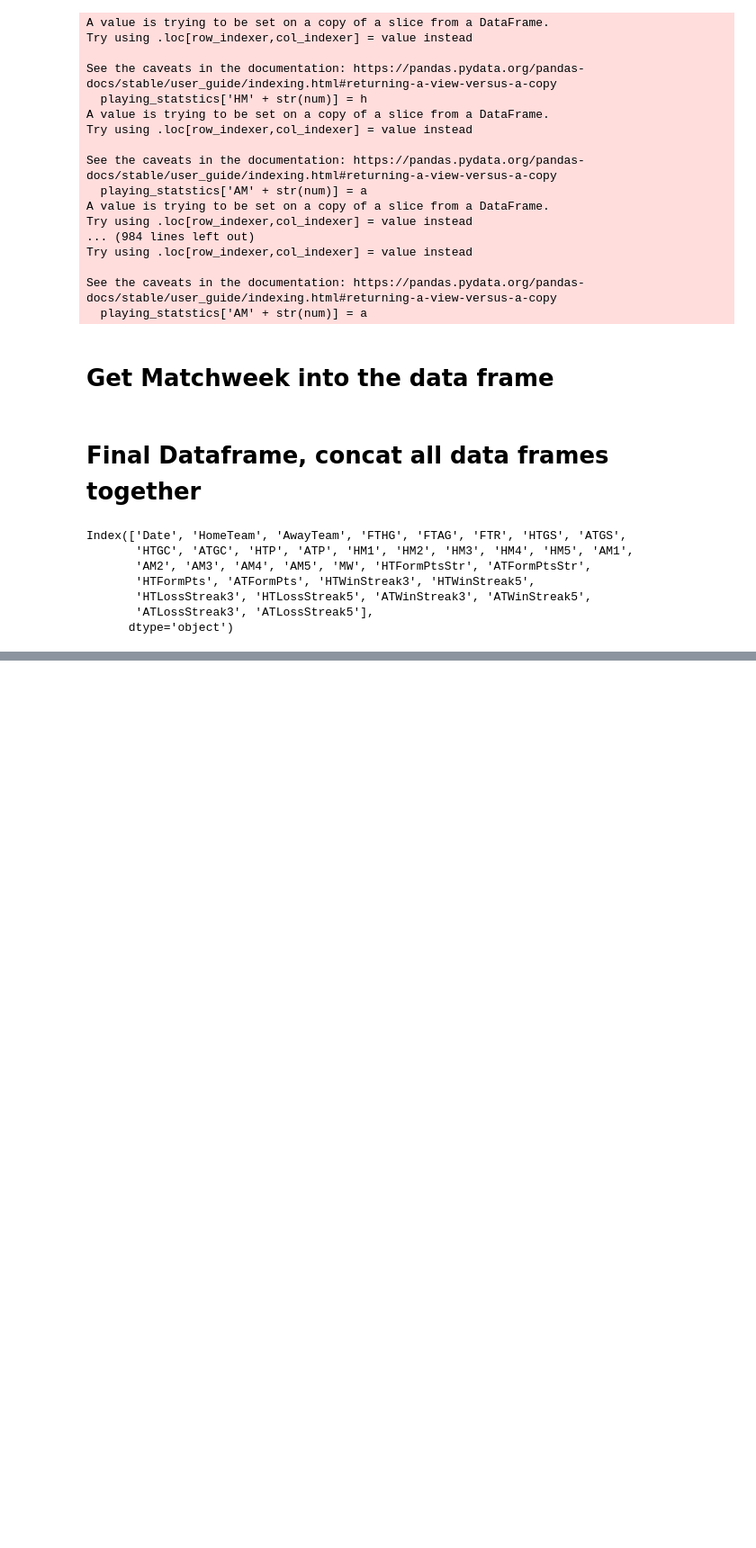
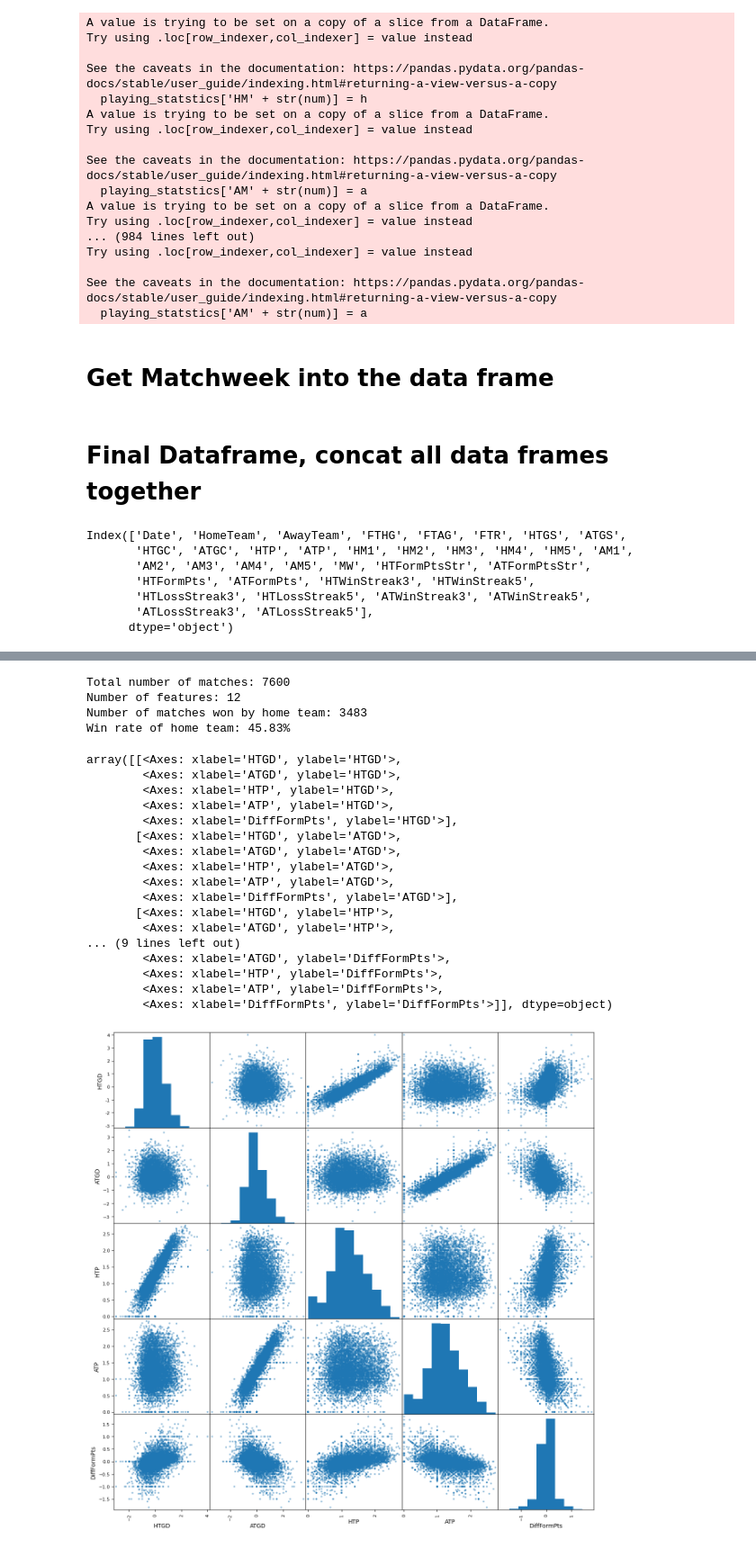
Before and after one commit to alexlopez7498/Premier_League_Predictor, a Jupyter notebook: Cem/Tutorial.ipynb, the cells around one changed output, grey strips where cells are left out. Shown at 90% size. Drawn from its saved outputs; the diff is of its cells as text; code cells hidden in the pictures; blank space fills up the shorter version.

```diff
--- a/Cem/Tutorial.ipynb
+++ b/Cem/Tutorial.ipynb
@@ -680,0 +731,66 @@ print(playing_stat_test.head())
+# %%
+#what is the win rate for the home team?
+
+# Total number of matches.
+n_matches = dataset2.shape[0]
+
+# Calculate number of features. -1 because we are saving one as the target variable (win/lose/draw)
+n_features = dataset2.shape[1] - 1
+
+# Calculate matches won by home team.
+n_homewins = len(dataset2[dataset2.FTR == 'H'])
+
+# Calculate win rate for home team.
+win_rate = (float(n_homewins) / (n_matches)) * 100
+
+# Print the results
+print("Total number of matches: {}".format(n_matches))
+print ("Number of features: {}".format(n_features))
+print( "Number of matches won by home team: {}".format(n_homewins))
+print ("Win rate of home team: {:.2f}%".format(win_rate))
+# %% [output]
+Total number of matches: 7600
+Number of features: 12
+Number of matches won by home team: 3483
+Win rate of home team: 45.83%
+# %%
+
+
+# Visualising distribution of data
+from pandas.plotting import scatter_matrix
+
+#the scatter matrix is plotting each of the columns specified against each other column.
+#You would have observed that the diagonal graph is defined as a histogram, which means that in the
+#section of the plot matrix where the variable is against itself, a histogram is plotted.
+
+#Scatter plots show how much one variable is affected by another.
+#The relationship between two variables is called their correlation
+#negative vs positive correlation
+
+#HTGD - Home team goal difference
+#ATGD - away team goal difference
+#HTP - Home team points
+#ATP - Away team points
+#DiffFormPts Diff in points
+#DiffLP - Differnece in last years prediction
+
+scatter_matrix(dataset2[['HTGD','ATGD','HTP','ATP','DiffFormPts']], figsize=(15,15))
+# %% [output]
+array([[<Axes: xlabel='HTGD', ylabel='HTGD'>,
+        <Axes: xlabel='ATGD', ylabel='HTGD'>,
+        <Axes: xlabel='HTP', ylabel='HTGD'>,
+        <Axes: xlabel='ATP', ylabel='HTGD'>,
+        <Axes: xlabel='DiffFormPts', ylabel='HTGD'>],
+       [<Axes: xlabel='HTGD', ylabel='ATGD'>,
+        <Axes: xlabel='ATGD', ylabel='ATGD'>,
+        <Axes: xlabel='HTP', ylabel='ATGD'>,
+        <Axes: xlabel='ATP', ylabel='ATGD'>,
+        <Axes: xlabel='DiffFormPts', ylabel='ATGD'>],
+       [<Axes: xlabel='HTGD', ylabel='HTP'>,
+        <Axes: xlabel='ATGD', ylabel='HTP'>,
+... (9 lines left out)
+        <Axes: xlabel='ATGD', ylabel='DiffFormPts'>,
+        <Axes: xlabel='HTP', ylabel='DiffFormPts'>,
+        <Axes: xlabel='ATP', ylabel='DiffFormPts'>,
+        <Axes: xlabel='DiffFormPts', ylabel='DiffFormPts'>]], dtype=object)
+[figure, added]
```
Also changed, not shown: parts of 27 cells of this notebook, 2 other files.
